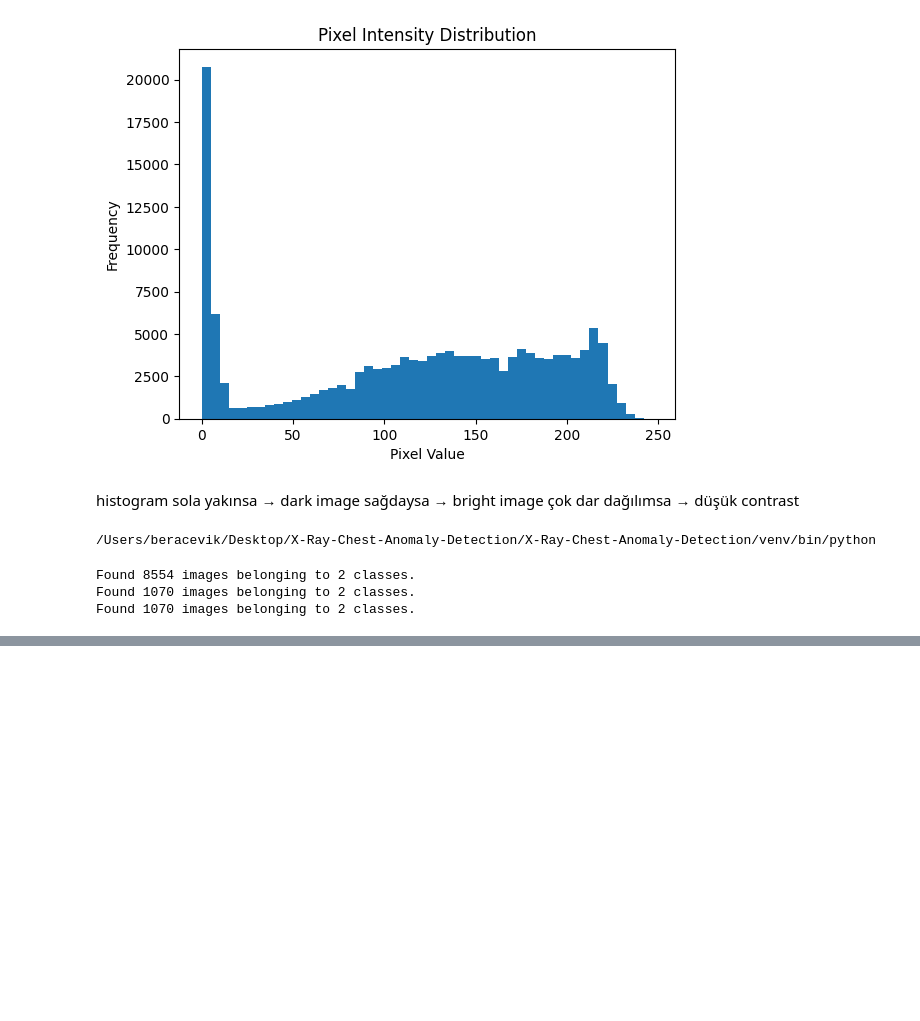
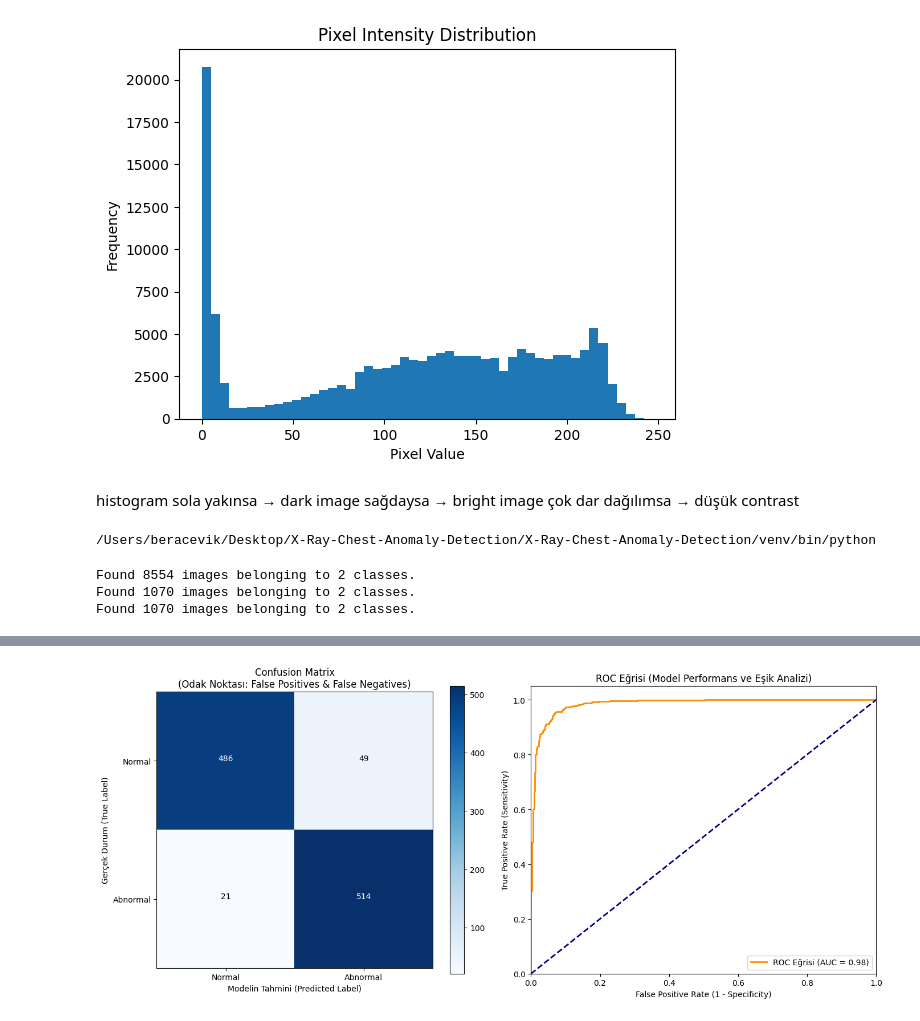
Before and after one commit to beracvk/X-Ray-Chest-Anomaly-Detection, a Jupyter notebook: Main.ipynb, the cells around one changed output, grey strips where cells are left out. Cells and saved outputs as stored; diff of their text form; code cells hidden in the pictures; blank space fills up the shorter version.

Commit message:
model educating
increased the number of epoches and then again educate the model. added the evaluation metrics

```diff
--- a/Main.ipynb
+++ b/Main.ipynb
@@ -151,9 +154,15 @@ Found 8554 images belonging to 2 classes.
 Found 1070 images belonging to 2 classes.
 Found 1070 images belonging to 2 classes.
 # %%
-# --- ADIM 3: TRANSFER LEARNING (RESNET50 MİMARİSİ) ---
+# --- GÜNCELLENMİŞ ADIM 3: TRANSFER LEARNING VE FINE-TUNING ---
 base_model = ResNet50(weights='imagenet', include_top=False, input_shape=(224, 224, 3))
-base_model.trainable = False
+
+# Önce modelin tüm kilitlerini açıyoruz
+base_model.trainable = True
+
+# ResNet50 yaklaşık 175 katmandır. Son 20 katman hariç geri kalan temel görme katmanlarını tekrar donduruyoruz.
+for layer in base_model.layers[:-20]:
+    layer.trainable = False
 
 x = base_model.output
 x = GlobalAveragePooling2D()(x)
@@ -168,7 +174,8 @@ Downloading data from https://storage.googleapis.com/tensorflow/keras-applicatio
 # %%
-# --- ADIM 4: MEDİKAL METRİKLERLE DERLEME (COMPILE) ---
+# --- GÜNCELLENMİŞ ADIM 4: DÜŞÜK LEARNING RATE İLE DERLEME ---
+# Kilidini açtığımız o 20 katmanın hassas ağırlıklarını bozmamak için LR: 0.00001 (1e-5) yapıyoruz.
 model.compile(
-    optimizer='adam',
+    optimizer=tf.keras.optimizers.Adam(learning_rate=1e-5),
     loss='binary_crossentropy',
     metrics=['accuracy', tf.keras.metrics.Recall(name='recall'), tf.keras.metrics.AUC(name='auc')]
 )
@@ -177,6 +184,6 @@ model.compile(
 history = model.fit(
     train_data,
     validation_data=valid_data,
-    epochs=10
+    epochs=15
 )
 # %% [output]
@@ -202,0 +207,76 @@ Epoch 10/10
+# %%
+import numpy as np
+import matplotlib.pyplot as plt
+import itertools
+from sklearn.metrics import classification_report, confusion_matrix, roc_curve, auc
+
+# --- ADIM 1: MODELİN TEST VERİSİ ÜZERİNDEN TAHMİNLERİNİ TOPLAMA ---
+# Modelin hiç görmediği test verilerini verip olasılık tahminleri alıyoruz
+test_probabilities = model.predict(test_data)
+
+# Sigmoid çıktısı (0-1 arası olasılık) 0.5'ten büyükse 1 (Abnormal), küçükse 0 (Normal) yapıyoruz
+test_predictions = (test_probabilities > 0.5).astype(np.int32).flatten()
+
+# Karşılaştırma yapabilmek için test verilerinin gerçek (doğru) etiketlerini çekiyoruz
+true_labels = test_data.classes
+
+
+# --- ADIM 2: CONFUSION MATRIX VE TEMEL DEĞERLERİ HESAPLAMA ---
+cm = confusion_matrix(true_labels, test_predictions)
+# Matristen dört temel değeri ayıklıyoruz (True Negative, False Positive, False Negative, True Positive)
+tn, fp, fn, tp = cm.ravel()
+
+
+# --- ADIM 3: MEDİKAL METRİKLERİN AYRI AYRI HESAPLANMASI ---
+sensitivity_recall = tp / (tp + fn)  # Gerçek hastaları yakalama oranı
+specificity = tn / (tn + fp)         # Gerçek sağlıklıları ayırt etme oranı
+
+# ROC Eğrisi verilerini ve AUC (Area Under Curve) Skorunu Hesaplama
+fpr, tpr, thresholds = roc_curve(true_labels, test_probabilities)
+roc_auc = auc(fpr, tpr)
+
+print("--- 🩺 MEDİKAL TEST SONUÇLARI VE ANALİZİ ---")
+print(f"1. Sensitivity (Recall)   : %{sensitivity_recall*100:.2f} (Hastaları kaçırmama başarısı)")
+print(f"2. Specificity            : %{specificity*100:.2f} (Sağlıklıları doğru tanıma başarısı)")
+print(f"3. AUC-ROC Skoru          : {roc_auc:.4f} (Modelin genel ayırt etme gücü, 1.0'a ne kadar yakınsa o kadar iyi)")
+
+print("\n--- 📊 GENEL SINIFLANDIRMA RAPORU (F1-SCORE) ---")
+print(classification_report(true_labels, test_predictions, target_names=['Normal', 'Abnormal']))
+
+
+# --- ADIM 4: GÖRSELLEŞTİRME (CONFUSION MATRIX VE ROC CURVE YAN YANA) ---
+plt.figure(figsize=(14, 6))
+
+# 1. Grafik: Confusion Matrix
+plt.subplot(1, 2, 1)
+plt.imshow(cm, interpolation='nearest', cmap=plt.cm.Blues)
+plt.title("Confusion Matrix\n(Odak Noktası: False Positives & False Negatives)")
+plt.colorbar()
+tick_marks = np.arange(len(['Normal', 'Abnormal']))
+plt.xticks(tick_marks, ['Normal', 'Abnormal'])
+plt.yticks(tick_marks, ['Normal', 'Abnormal'])
+
+# Karelerin içine sayıları yazdırma mantığı
+thresh = cm.max() / 2.
+for i, j in itertools.product(range(cm.shape[0]), range(cm.shape[1])):
+    plt.text(j, i, format(cm[i, j], 'd'),
+             horizontalalignment="center",
+             color="white" if cm[i, j] > thresh else "black")
+
+plt.ylabel('Gerçek Durum (True Label)')
+plt.xlabel('Modelin Tahmini (Predicted Label)')
+
+# 2. Grafik: ROC Eğrisi (AUC-ROC Curve)
+plt.subplot(1, 2, 2)
+plt.plot(fpr, tpr, color='darkorange', lw=2, label=f'ROC Eğrisi (AUC = {roc_auc:.2f})')
+plt.plot([0, 1], [0, 1], color='navy', lw=2, linestyle='--') # Rastgele tahmin çizgisi (AUC=0.5)
+plt.xlim([0.0, 1.0])
+plt.ylim([0.0, 1.05])
+plt.xlabel('False Positive Rate (1 - Specificity)')
+plt.ylabel('True Positive Rate (Sensitivity)')
+plt.title('ROC Eğrisi (Model Performans ve Eşik Analizi)')
+plt.legend(loc="lower right")
+
+plt.tight_layout()
+plt.show()
+# %% [output]
@@ -202,0 +298 @@ Epoch 10/10
+[figure, added]
```
Also changed, not shown: parts of 6 cells of this notebook.
